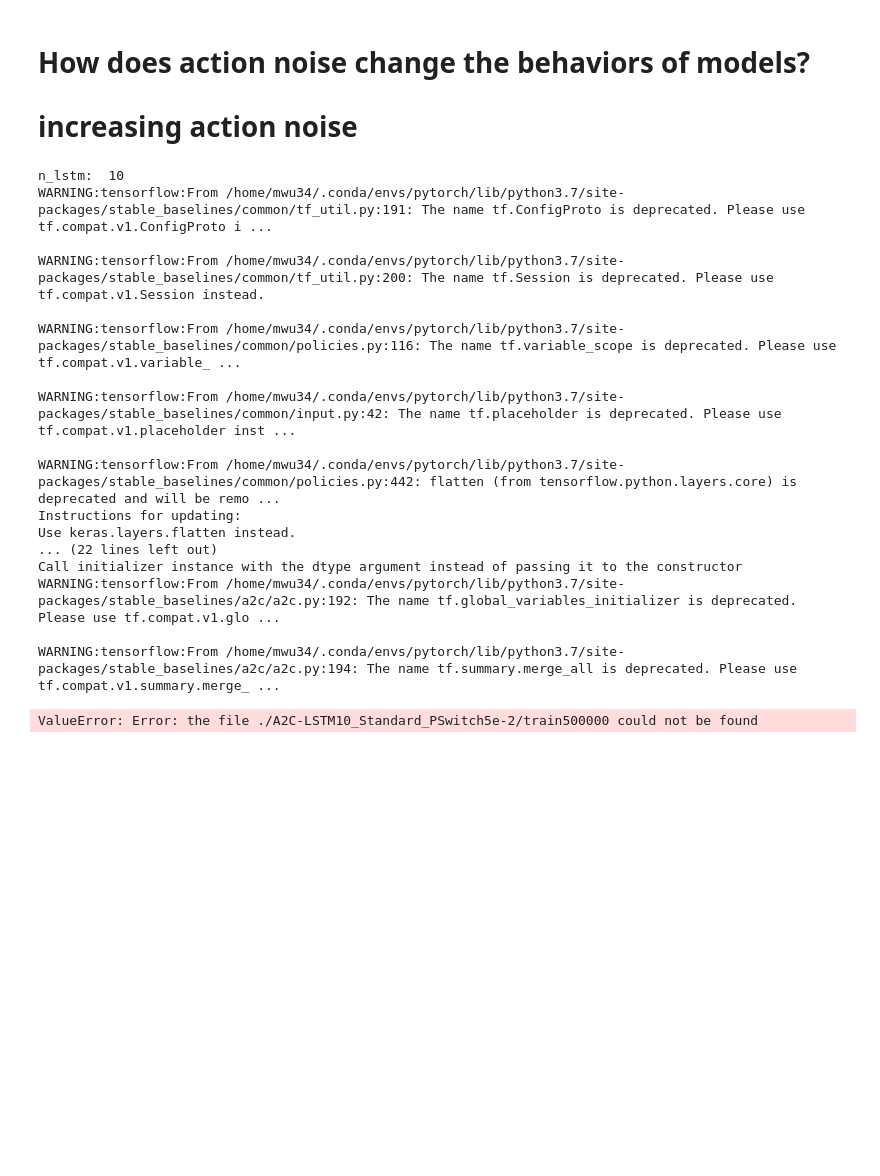
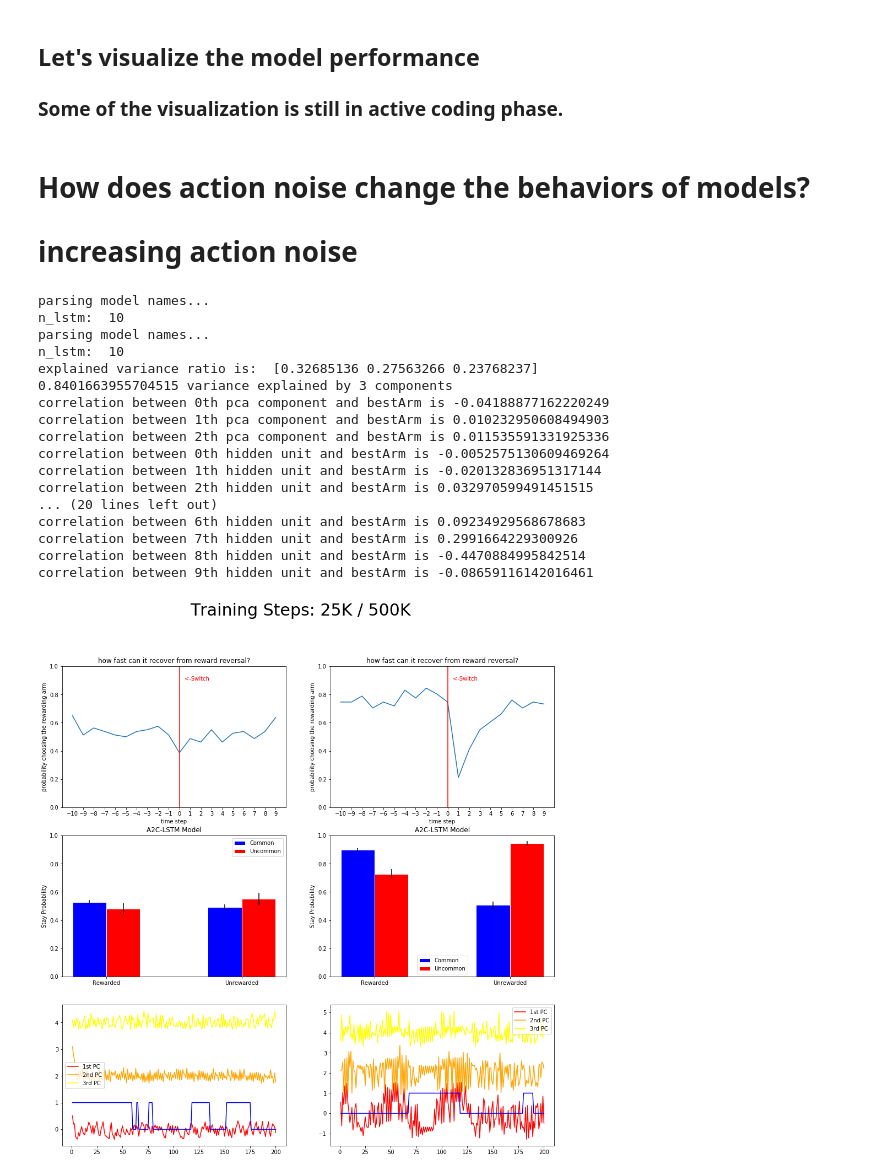
Before and after one commit to jasonmhwu/noisyMetaRL, a Jupyter notebook: TwoStepTaskVis.ipynb, the cells around one changed output. Drawn from its saved outputs; the diff is of its cells as text; code cells hidden in the pictures; blank space fills up the shorter version.

Commit message:
basic plotting function and visualizeH is working

```diff
--- a/TwoStepTaskVis.ipynb
+++ b/TwoStepTaskVis.ipynb
@@ -48,8 +12,0 @@ Therefore, we are writing our two-step task as a custom gym environment
-# %%
-from envs.TwoStepTask import TwoStepTask
-
-task = TwoStepTask()
-obs = task.reset()
-for i in range(3):
-    obs_next, reward, done, info = task.step(np.random.random() > 0.5)
-    task.render()
@@ -220 +66,4 @@ del env
+# %% [markdown]
+## Let's visualize the model performance
+### Some of the visualization is still in active coding phase.
 # %%
@@ -290,48 +139,47 @@ def visualizeH(ax, Rollouts, NStable = 10):
 # How does action noise change the behaviors of models?
 # increasing action noise
 # %%
+from utils.utils import Simulation, Rollouts, plotActionReversal, calcStayProb, plotStayProb
+from envs.TwoStepTask import TwoStepTask
+from stable_baselines.common.cmd_util import make_vec_env
+
+
 env = TwoStepTask(PSwitch = 0.05, NTrials = 200)
 env = make_vec_env(lambda: env, n_envs=1)
 
-sims_noise = [Simulation('A2C-LSTM10_Standard_PSwitch5e-2/train500000', env = env),
-        Simulation('A2C-LSTM10_ActionNoise2e-01_PSwitch5e-2/train500000', env = env),
-        Simulation('A2C-LSTM10_ActionNoise7e-01_PSwitch5e-2/train500000', env = env),]
+sims = [Simulation('A2C-LSTM10_Standard_Share5_PSwitch5e-2/train25000', env = env),
+              Simulation('A2C-LSTM10_Standard_Share5_PSwitch5e-2/train500000', env = env)]
 
 fig, axs = plt.subplots(3, len(sims), figsize = (16, 16))
-fig.suptitle('Action Noise: 0 / 0.2 / 0.7', fontsize=30)
-for ctr, sim in enumerate(sims_noise):
+fig.suptitle('Training Steps: 25K / 500K', fontsize=30)
+for ctr, sim in enumerate(sims):
     sim.evaluate()
 
     # first row: how fast can the model switch behaviors after a switch
     plotActionReversal(axs[0, ctr], sim.TestRollouts)
 
     # second row: MB or MF behavior?
     stayProb, _, _ = calcStayProb(sim.TestRollouts)
     plotStayProb(axs[1, ctr], stayProb)
 
-
-
+    # third row: try to visualize the hidden units
     vis = visualizeH(axs[2, ctr], sim.TestRollouts)
-    #cbar = fig.colorbar(vis, ax=axs[2, ctr])
-    #cbar.set_label('Trials')
-    #cbar.set_ticks(np.arange(0, 1, 0.2))
-    #cbar.set_ticklabels(np.arange(0, sim.TestRollouts.NTrials, int(sim.TestRollouts.NTrials / 5)))
 # %% [output]
+parsing model names...
 n_lstm:  10
-WARNING:tensorflow:From /home/mwu34/.conda/envs/pytorch/lib/python3.7/site-packages/stable_baselines/common/tf_util.py:191: The name tf.ConfigProto is deprecated. Please use tf.compat.v1.ConfigProto i ...
-
-WARNING:tensorflow:From /home/mwu34/.conda/envs/pytorch/lib/python3.7/site-packages/stable_baselines/common/tf_util.py:200: The name tf.Session is deprecated. Please use tf.compat.v1.Session instead.
-
-WARNING:tensorflow:From /home/mwu34/.conda/envs/pytorch/lib/python3.7/site-packages/stable_baselines/common/policies.py:116: The name tf.variable_scope is deprecated. Please use tf.compat.v1.variable_ ...
-
-WARNING:tensorflow:From /home/mwu34/.conda/envs/pytorch/lib/python3.7/site-packages/stable_baselines/common/input.py:42: The name tf.placeholder is deprecated. Please use tf.compat.v1.placeholder inst ...
-
-WARNING:tensorflow:From /home/mwu34/.conda/envs/pytorch/lib/python3.7/site-packages/stable_baselines/common/policies.py:442: flatten (from tensorflow.python.layers.core) is deprecated and will be remo ...
-Instructions for updating:
-Use keras.layers.flatten instead.
-... (22 lines left out)
-Call initializer instance with the dtype argument instead of passing it to the constructor
-WARNING:tensorflow:From /home/mwu34/.conda/envs/pytorch/lib/python3.7/site-packages/stable_baselines/a2c/a2c.py:192: The name tf.global_variables_initializer is deprecated. Please use tf.compat.v1.glo ...
-
-WARNING:tensorflow:From /home/mwu34/.conda/envs/pytorch/lib/python3.7/site-packages/stable_baselines/a2c/a2c.py:194: The name tf.summary.merge_all is deprecated. Please use tf.compat.v1.summary.merge_ ...
+parsing model names...
+n_lstm:  10
+explained variance ratio is:  [0.32685136 0.27563266 0.23768237]
+0.8401663955704515 variance explained by 3 components
+correlation between 0th pca component and bestArm is -0.04188877162220249
+correlation between 1th pca component and bestArm is 0.010232950608494903
+correlation between 2th pca component and bestArm is 0.011535591331925336
+correlation between 0th hidden unit and bestArm is -0.0052575130609469264
+correlation between 1th hidden unit and bestArm is -0.020132836951317144
+correlation between 2th hidden unit and bestArm is 0.032970599491451515
+... (20 lines left out)
+correlation between 6th hidden unit and bestArm is 0.09234929568678683
+correlation between 7th hidden unit and bestArm is 0.2991664229300926
+correlation between 8th hidden unit and bestArm is -0.4470884995842514
+correlation between 9th hidden unit and bestArm is -0.08659116142016461
-ValueError: Error: the file ./A2C-LSTM10_Standard_PSwitch5e-2/train500000 could not be found
+[figure, added]
```
Also changed, not shown: parts of 26 cells of this notebook, 2 other files.
